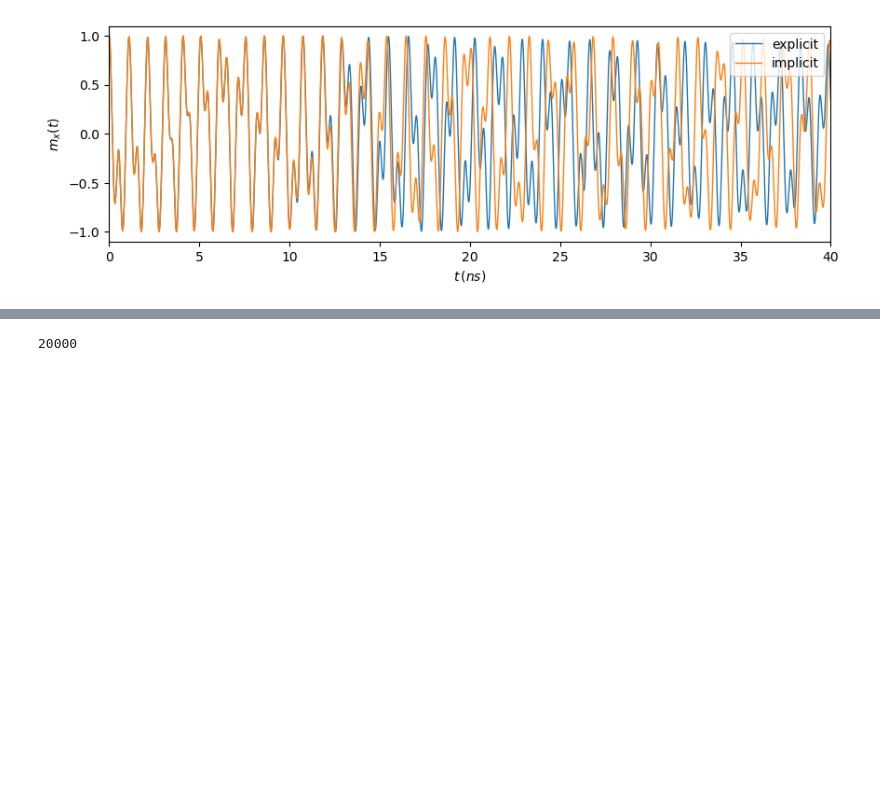
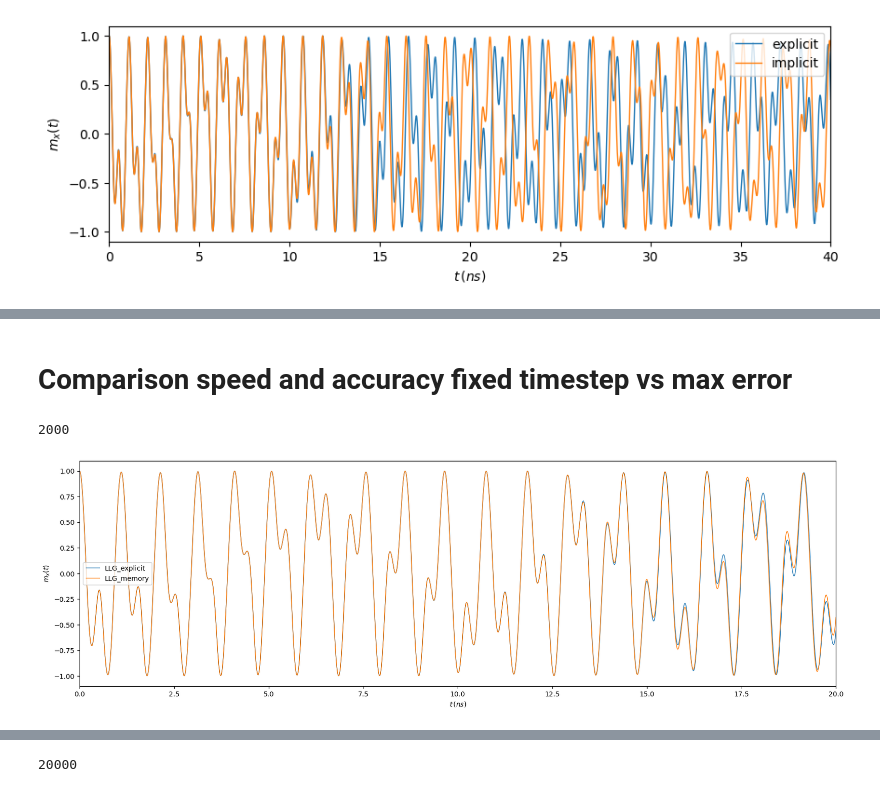
Before and after one commit to chuan97/magnetic-qed, a Jupyter notebook: dicke_test_timestep.ipynb, the cells around one changed output, grey strips where cells are left out. Saved outputs shown, nothing was run; the diff lists cells and outputs as text; code cells hidden in the pictures; blank space fills up the shorter version.

```diff
--- a/dicke_test_timestep.ipynb
+++ b/dicke_test_timestep.ipynb
@@ -298,0 +784,72 @@ plt.show()
+# %% [markdown]
+# Comparison speed and accuracy fixed timestep vs max error
+# %%
+plt.rcParams["figure.figsize"] = (20, 6)
+
+N = 100
+tmax = 20e-9  # 1000
+alpha = 1e-3
+my0 = 0.01
+# m0 = np.array([0, my0, np.sqrt(1 - my0**2), 0, 0])
+m0 = np.array([np.sqrt(1 - my0**2), my0, 0, 0, 0])
+alpha0 = 0.5 * (m0[3] - 1j * m0[4])  # fijo alpha0 a partir de x0 y p0
+gammaLL = 28e9 * 2 * np.pi
+wc = 1.4e9
+wz = 1 * wc
+kappa = 1e-3 * wc
+Bext = np.array([0, 0, 2 * np.pi * wz / gammaLL])
+lam = 0.415 * wc
+Brms = 4 * np.pi * lam / (np.sqrt(N) * gammaLL)
+Brms = np.array([Brms, 0, 0])
+
+lamc = 0.5 * np.sqrt(wc * wz)
+
+dt = 0.01e-9
+t_eval = np.linspace(0, tmax, int(tmax // dt) + 1)  # 100000
+print(int(tmax // dt))
+rtol = 1
+atol = 1
+max_step = 0.001e-9
+
+eom.LLG_memory.S = 0
+eom.LLG_memory.C = 0
+eom.LLG_memory.last_t = 0.0
+sol_imp = solve_ivp(
+    eom.LLG_memory,
+    (0, tmax),
+    m0[:-2],
+    args=(Bext, Brms, 2 * np.pi * wc, 2 * np.pi * kappa, N, gammaLL, alpha, m0[-2:]),
+    t_eval=t_eval,
+    max_step=max_step,
+    atol=atol,
+    rtol=rtol
+)
+
+rtol = 0
+atol = 1e-10
+sol_exp = solve_ivp(
+    eom.LLG_explicit,
+    (0, tmax),
+    m0,
+    args=(Bext, Brms, 2 * np.pi * wc, 2 * np.pi * kappa, N, gammaLL, alpha),
+    t_eval=t_eval,
+    # max_step=dt,
+    atol=atol,
+    rtol=rtol
+)
+
+plt.plot(sol_exp.t * 1e9, sol_exp.y[0], label='LLG_explicit', lw=1)
+plt.plot(sol_imp.t * 1e9, sol_imp.y[0], label='LLG_memory', lw=1)
+if lam > lamc:
+    plt.axhline(np.sqrt(1 - (lamc / lam) ** 2), c="k", lw=0.5)  # stationary mx
+    plt.axhline(-np.sqrt(1 - (lamc / lam) ** 2), c="k", lw=0.5)  # stationary mx
+
+plt.xlim(0, 20)
+# plt.ylim(-0.1, 0.1)
+plt.ylabel(r"$m_x(t)$")
+plt.xlabel(r"$t \, (ns)$")
+plt.legend()
+plt.show()
+# %% [output]
+2000
+[figure, added]
```
Also changed, not shown: parts of 20 cells of this notebook, 4 other files.
